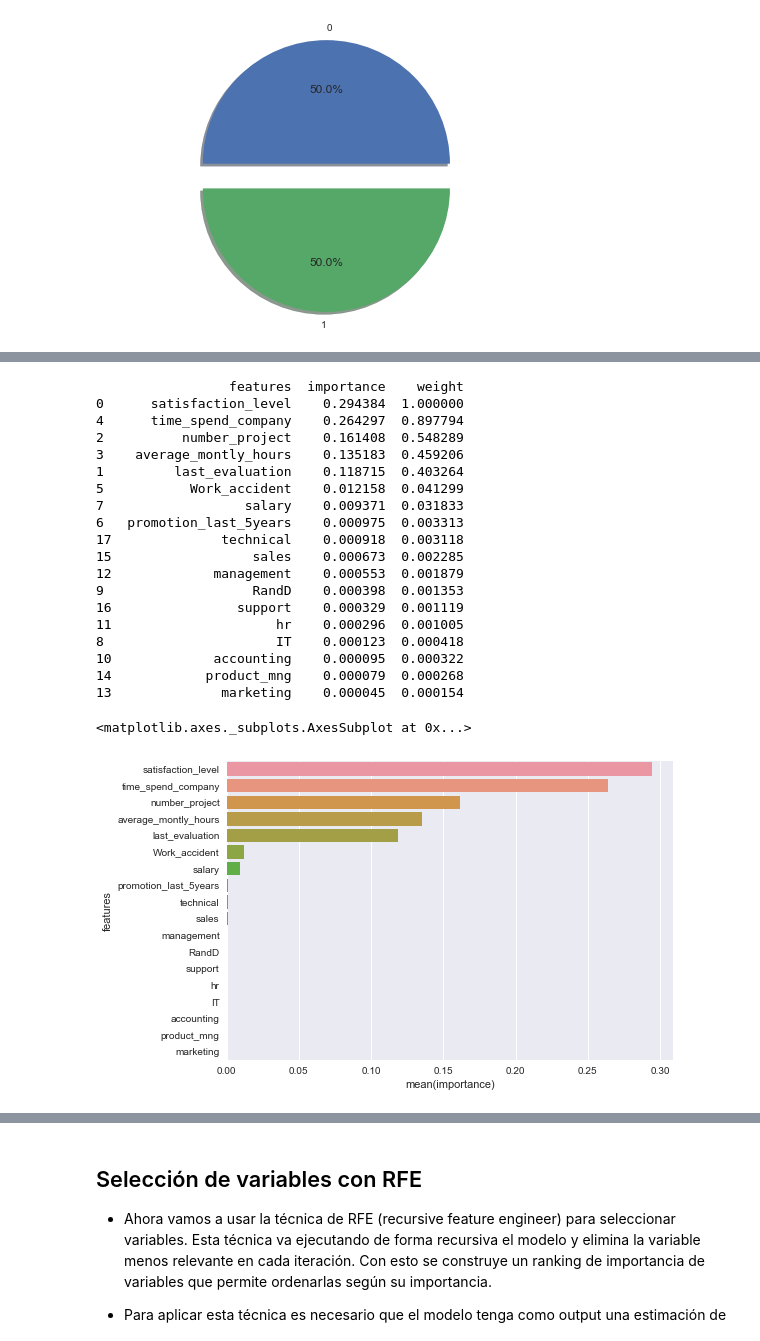
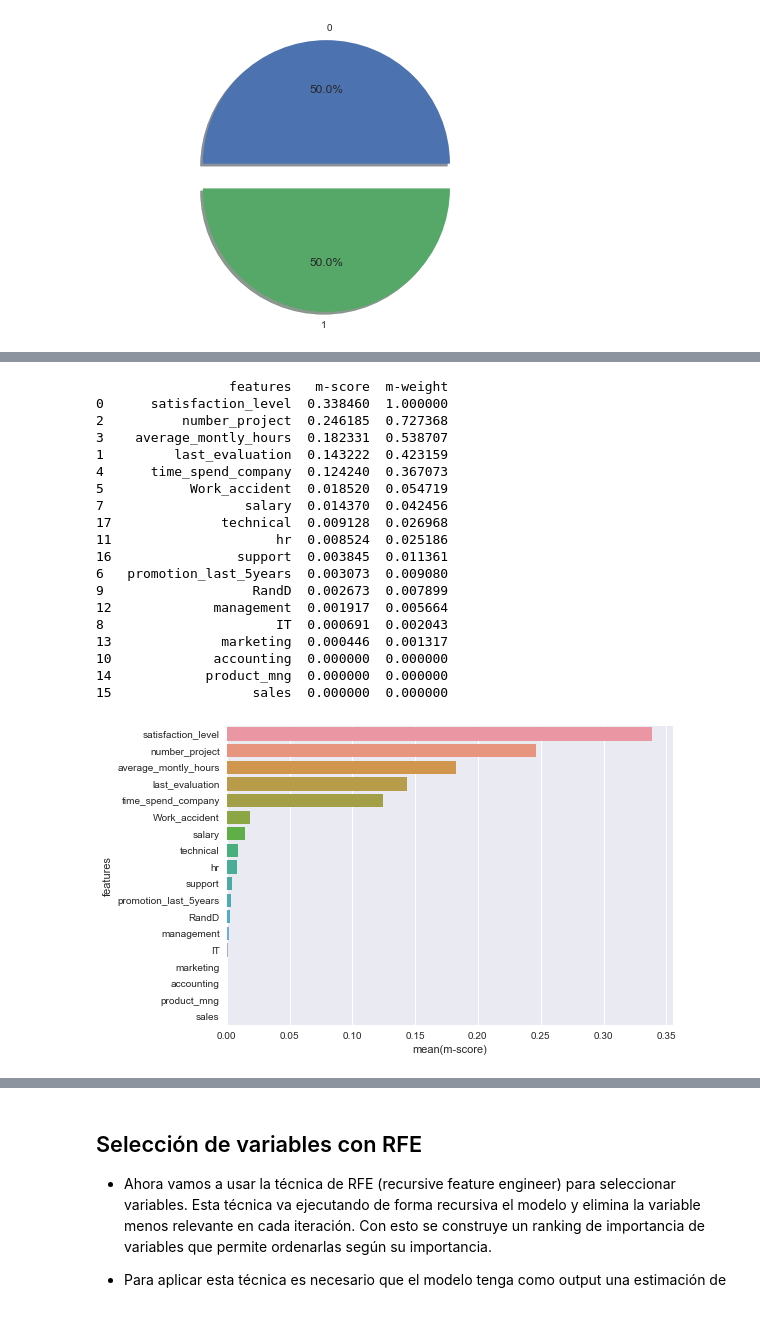
Before and after one commit to iair/hrAnalytics, a Jupyter notebook: Analítica de recursos humanos- Fuga de talentos - Parte 1.ipynb, the cells around one changed output, grey strips where cells are left out. Drawn from its saved outputs; the diff is of its cells as text; code cells hidden in the pictures.

```diff
--- a/Analítica de recursos humanos- Fuga de talentos - Parte 1.ipynb
+++ b/Analítica de recursos humanos- Fuga de talentos - Parte 1.ipynb
@@ -665,10 +647,3 @@ plot_pie(y_train_us)
 Información del dataset con Random Under Sampling:
  y: Counter({0: 3571, 1: 3571})
 [figure]
-# %%
-%%time
-clf = RandomForestClassifier(
-    bootstrap=True, criterion='gini',max_features='sqrt',min_samples_split=50,
-    n_estimators=500,random_state=0,class_weight='balanced',n_jobs=-1, min_samples_leaf =50)
-# Entreno el modelo
-clf.fit(X, y)
@@ -677,0 +650,3 @@ Wall time: 2.57 s
+# %%
+%%time
+mi = mutual_info_classif(X_us,y_us,random_state=0,discrete_features='auto')
@@ -678,30 +656,28 @@ Wall time: 2.57 s
 # %%
 # Creamos el dataframe con los resultados
-arr=clf.feature_importances_/np.max(clf.feature_importances_)
-raw_data={'features':X.columns.values,'importance':clf.feature_importances_,'weight':arr}
-features_rf=pd.DataFrame(raw_data,columns=['features','importance','weight'])
-features_rf=features_rf[features_rf['importance']>0].sort_values(by='weight',ascending=False)
-print(features_rf)
-sns.barplot(x='importance', y='features', data=features_rf)
+raw_data={'features':X.columns.values,'m-score':mi,'m-weight':mi/np.max(mi)}
+features_mi=pd.DataFrame(raw_data,columns=['features','m-score','m-weight'])
+features_mi=features_mi.sort_values(by='m-weight',ascending=False)
+print(features_mi)
+sns.barplot(x='m-score', y='features', data=features_mi);
 # %% [output]
-                 features  importance    weight
-0      satisfaction_level    0.294384  1.000000
-4      time_spend_company    0.264297  0.897794
-2          number_project    0.161408  0.548289
-3    average_montly_hours    0.135183  0.459206
-1         last_evaluation    0.118715  0.403264
-5           Work_accident    0.012158  0.041299
-7                  salary    0.009371  0.031833
-6   promotion_last_5years    0.000975  0.003313
-17              technical    0.000918  0.003118
-15                  sales    0.000673  0.002285
-12             management    0.000553  0.001879
-9                   RandD    0.000398  0.001353
-16                support    0.000329  0.001119
-11                     hr    0.000296  0.001005
-8                      IT    0.000123  0.000418
-10             accounting    0.000095  0.000322
-14            product_mng    0.000079  0.000268
-13              marketing    0.000045  0.000154
+                 features   m-score  m-weight
+0      satisfaction_level  0.338460  1.000000
+2          number_project  0.246185  0.727368
+3    average_montly_hours  0.182331  0.538707
+1         last_evaluation  0.143222  0.423159
+4      time_spend_company  0.124240  0.367073
+5           Work_accident  0.018520  0.054719
+7                  salary  0.014370  0.042456
+17              technical  0.009128  0.026968
+11                     hr  0.008524  0.025186
+16                support  0.003845  0.011361
+6   promotion_last_5years  0.003073  0.009080
+9                   RandD  0.002673  0.007899
+12             management  0.001917  0.005664
+8                      IT  0.000691  0.002043
+13              marketing  0.000446  0.001317
+10             accounting  0.000000  0.000000
+14            product_mng  0.000000  0.000000
+15                  sales  0.000000  0.000000
-<matplotlib.axes._subplots.AxesSubplot at 0x...>
-[figure, old version]
+[figure, new version]
```
Also changed, not shown: parts of 54 cells of this notebook, 2 other files.
